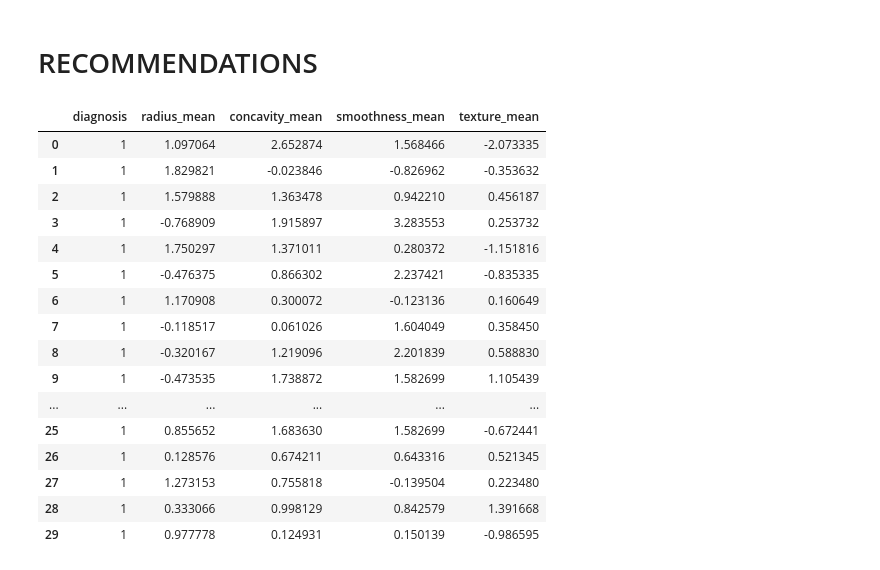
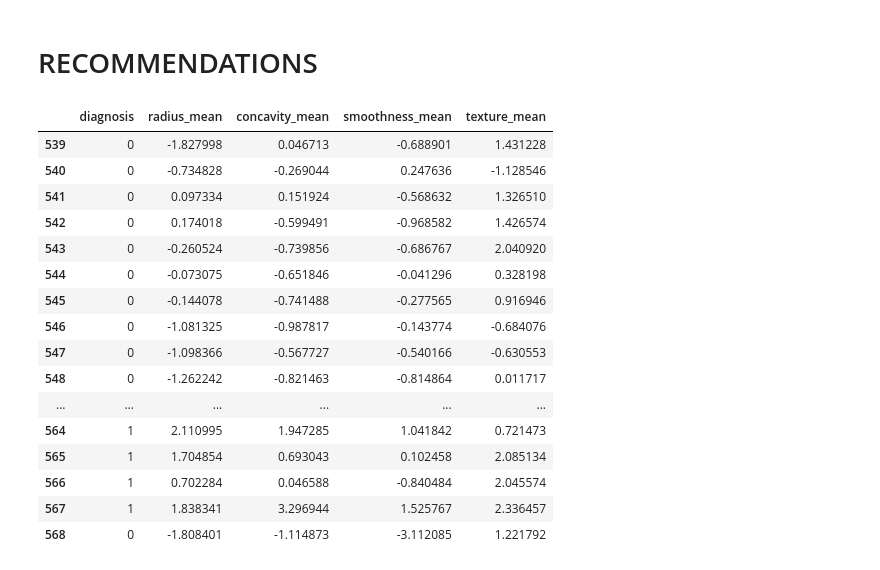
Before and after one commit to MuchiriKinyua/Breast-Cancer-Prediction-Data-Science-Project, a Jupyter notebook: Cancer_prediction.ipynb, the cells around one changed output. Cells and saved outputs as stored; diff of their text form; code cells hidden in the pictures.

```diff
--- a/Cancer_prediction.ipynb
+++ b/Cancer_prediction.ipynb
@@ -682,22 +681,22 @@ According to their perfomance, we decided to choose Random Forest classifier, re
 # %% [markdown]
 # RECOMMENDATIONS
 # %%
-df_scaled[["diagnosis", "radius_mean", "concavity_mean", "smoothness_mean", "texture_mean"]].head(30)
+df_scaled[["diagnosis", "radius_mean", "concavity_mean", "smoothness_mean", "texture_mean"]].tail(30)
 # %% [output]
 |  | diagnosis | radius_mean | concavity_mean | smoothness_mean | texture_mean |
-| 0 | 1 | 1.097064 | 2.652874 | 1.568466 | -2.073335 |
-| 1 | 1 | 1.829821 | -0.023846 | -0.826962 | -0.353632 |
-| 2 | 1 | 1.579888 | 1.363478 | 0.942210 | 0.456187 |
-| 3 | 1 | -0.768909 | 1.915897 | 3.283553 | 0.253732 |
-| 4 | 1 | 1.750297 | 1.371011 | 0.280372 | -1.151816 |
-| 5 | 1 | -0.476375 | 0.866302 | 2.237421 | -0.835335 |
-| 6 | 1 | 1.170908 | 0.300072 | -0.123136 | 0.160649 |
-| 7 | 1 | -0.118517 | 0.061026 | 1.604049 | 0.358450 |
-| 8 | 1 | -0.320167 | 1.219096 | 2.201839 | 0.588830 |
-| 9 | 1 | -0.473535 | 1.738872 | 1.582699 | 1.105439 |
+| 539 | 0 | -1.827998 | 0.046713 | -0.688901 | 1.431228 |
+| 540 | 0 | -0.734828 | -0.269044 | 0.247636 | -1.128546 |
+| 541 | 0 | 0.097334 | 0.151924 | -0.568632 | 1.326510 |
+| 542 | 0 | 0.174018 | -0.599491 | -0.968582 | 1.426574 |
+| 543 | 0 | -0.260524 | -0.739856 | -0.686767 | 2.040920 |
+| 544 | 0 | -0.073075 | -0.651846 | -0.041296 | 0.328198 |
+| 545 | 0 | -0.144078 | -0.741488 | -0.277565 | 0.916946 |
+| 546 | 0 | -1.081325 | -0.987817 | -0.143774 | -0.684076 |
+| 547 | 0 | -1.098366 | -0.567727 | -0.540166 | -0.630553 |
+| 548 | 0 | -1.262242 | -0.821463 | -0.814864 | 0.011717 |
 | ... | ... | ... | ... | ... | ... |
-| 25 | 1 | 0.855652 | 1.683630 | 1.582699 | -0.672441 |
-| 26 | 1 | 0.128576 | 0.674211 | 0.643316 | 0.521345 |
-| 27 | 1 | 1.273153 | 0.755818 | -0.139504 | 0.223480 |
-| 28 | 1 | 0.333066 | 0.998129 | 0.842579 | 1.391668 |
-| 29 | 1 | 0.977778 | 0.124931 | 0.150139 | -0.986595 |
+| 564 | 1 | 2.110995 | 1.947285 | 1.041842 | 0.721473 |
+| 565 | 1 | 1.704854 | 0.693043 | 0.102458 | 2.085134 |
+| 566 | 1 | 0.702284 | 0.046588 | -0.840484 | 2.045574 |
+| 567 | 1 | 1.838341 | 3.296944 | 1.525767 | 2.336457 |
+| 568 | 0 | -1.808401 | -1.114873 | -3.112085 | 1.221792 |
```
Also changed, not shown: parts of 1 cell of this notebook.
